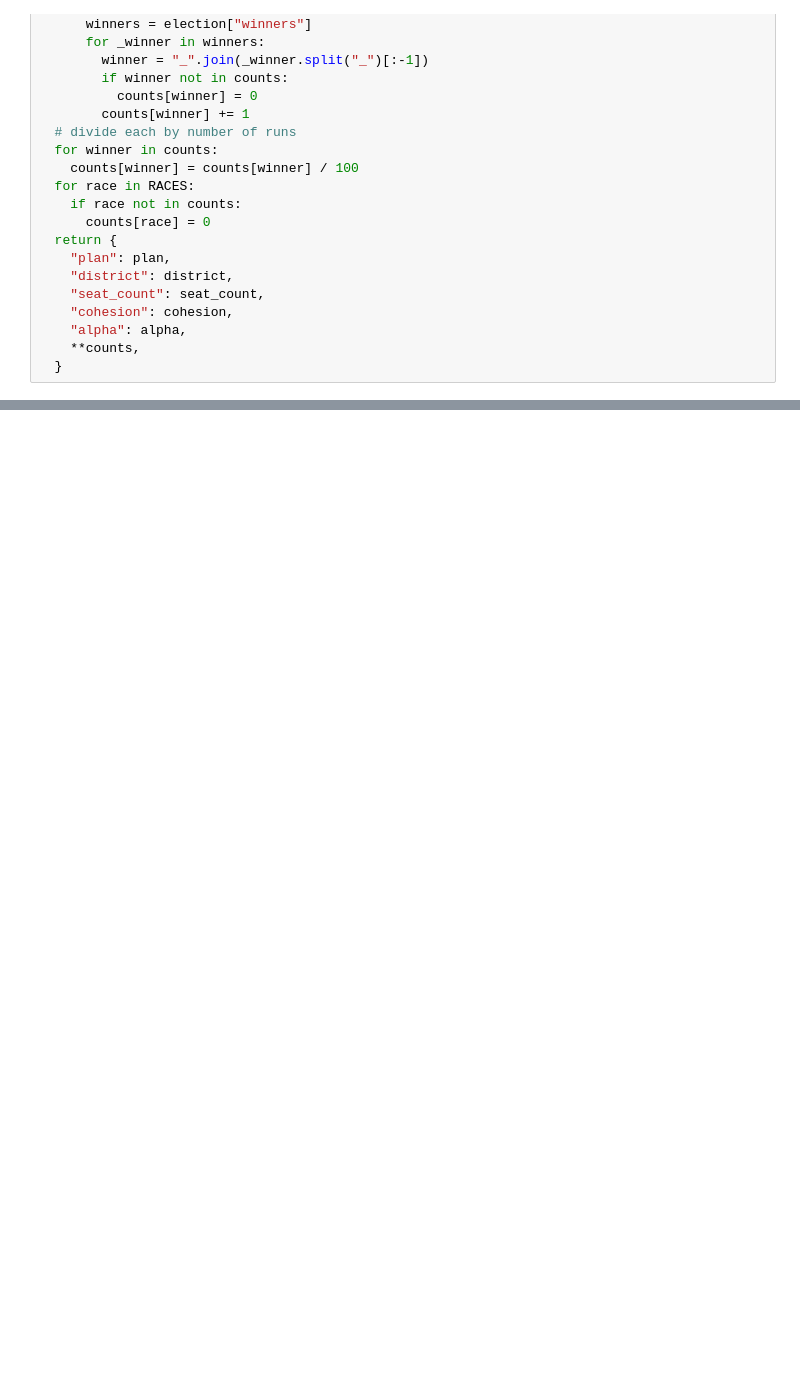
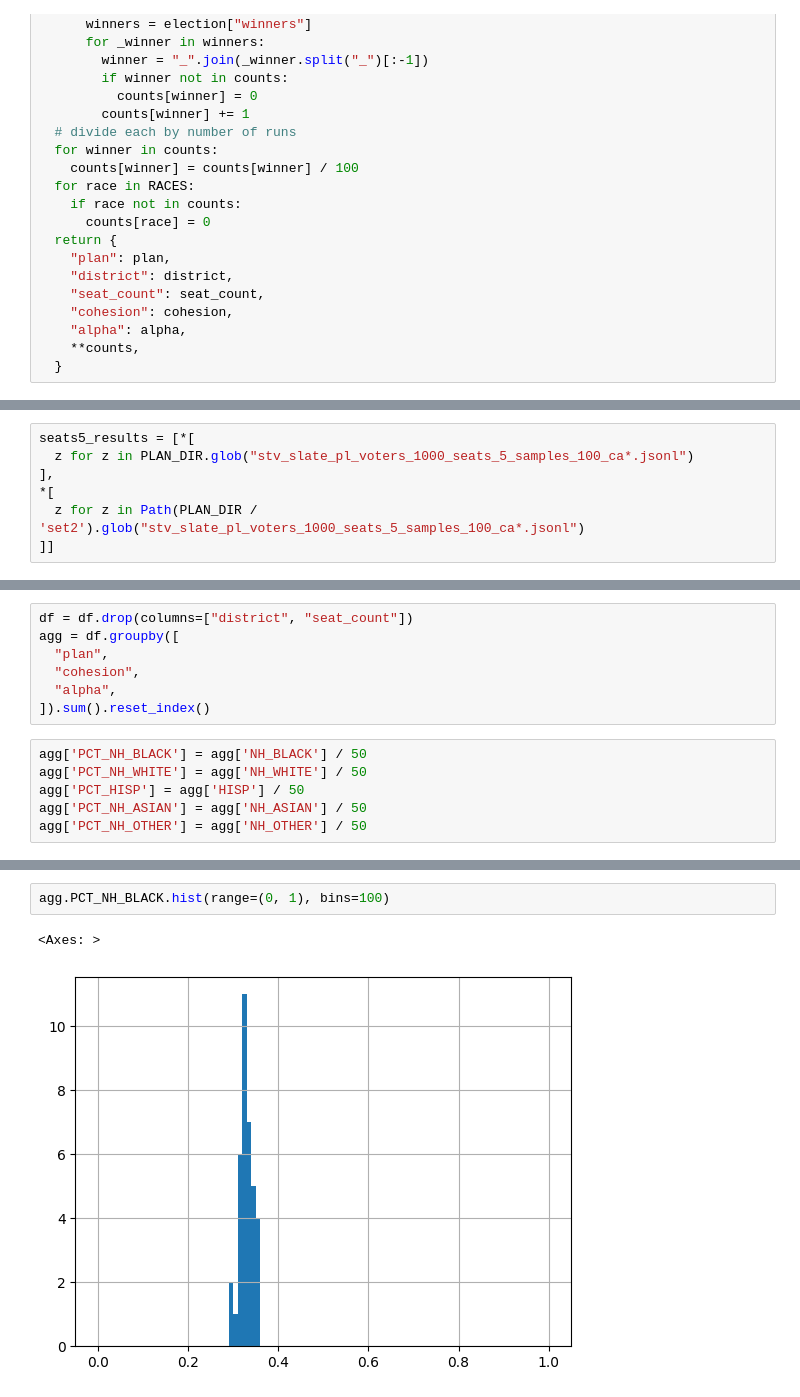
Before and after one commit to uchicago-dsi/dnd-chicago, a Jupyter notebook: notebooks/Aggregate_Results.ipynb, the cells around one changed output, grey strips where cells are left out. Drawn from its saved outputs; the diff is of its cells as text; blank space fills up the shorter version.

```diff
--- a/notebooks/Aggregate_Results.ipynb
+++ b/notebooks/Aggregate_Results.ipynb
@@ -46,2 +45,9 @@ def summarize_election(
 DATA_DIR = Path("../data")
 PLAN_DIR = DATA_DIR / "plan_results"
+# %%
+seats5_results = [*[
+  z for z in PLAN_DIR.glob("stv_slate_pl_voters_1000_seats_5_samples_100_ca*.jsonl")
+],
+*[
+  z for z in Path(PLAN_DIR / 'set2').glob("stv_slate_pl_voters_1000_seats_5_samples_100_ca*.jsonl")
+]]
@@ -62,0 +63,13 @@ df.head()
+# %%
+df = df.drop(columns=["district", "seat_count"])
+agg = df.groupby([
+  "plan",
+  "cohesion",
+  "alpha",
+]).sum().reset_index()
+# %%
+agg['PCT_NH_BLACK'] = agg['NH_BLACK'] / 50
+agg['PCT_NH_WHITE'] = agg['NH_WHITE'] / 50
+agg['PCT_HISP'] = agg['HISP'] / 50
+agg['PCT_NH_ASIAN'] = agg['NH_ASIAN'] / 50
+agg['PCT_NH_OTHER'] = agg['NH_OTHER'] / 50
@@ -62,0 +96,5 @@ df.head()
+# %%
+agg.PCT_NH_BLACK.hist(range=(0, 1), bins=100)
+# %% [output]
+<Axes: >
+[figure, added]
```
Also changed, not shown: parts of 8 cells of this notebook, 7 other files.
